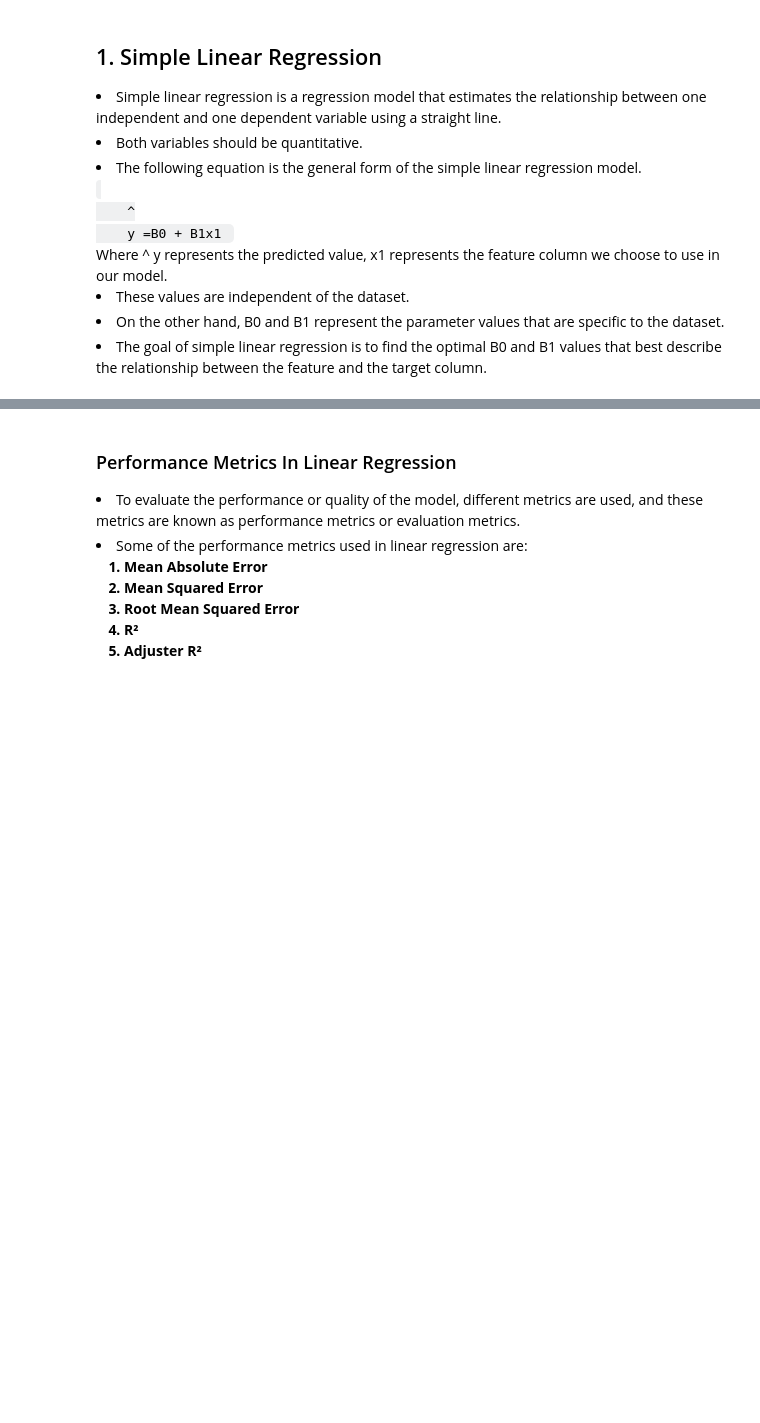
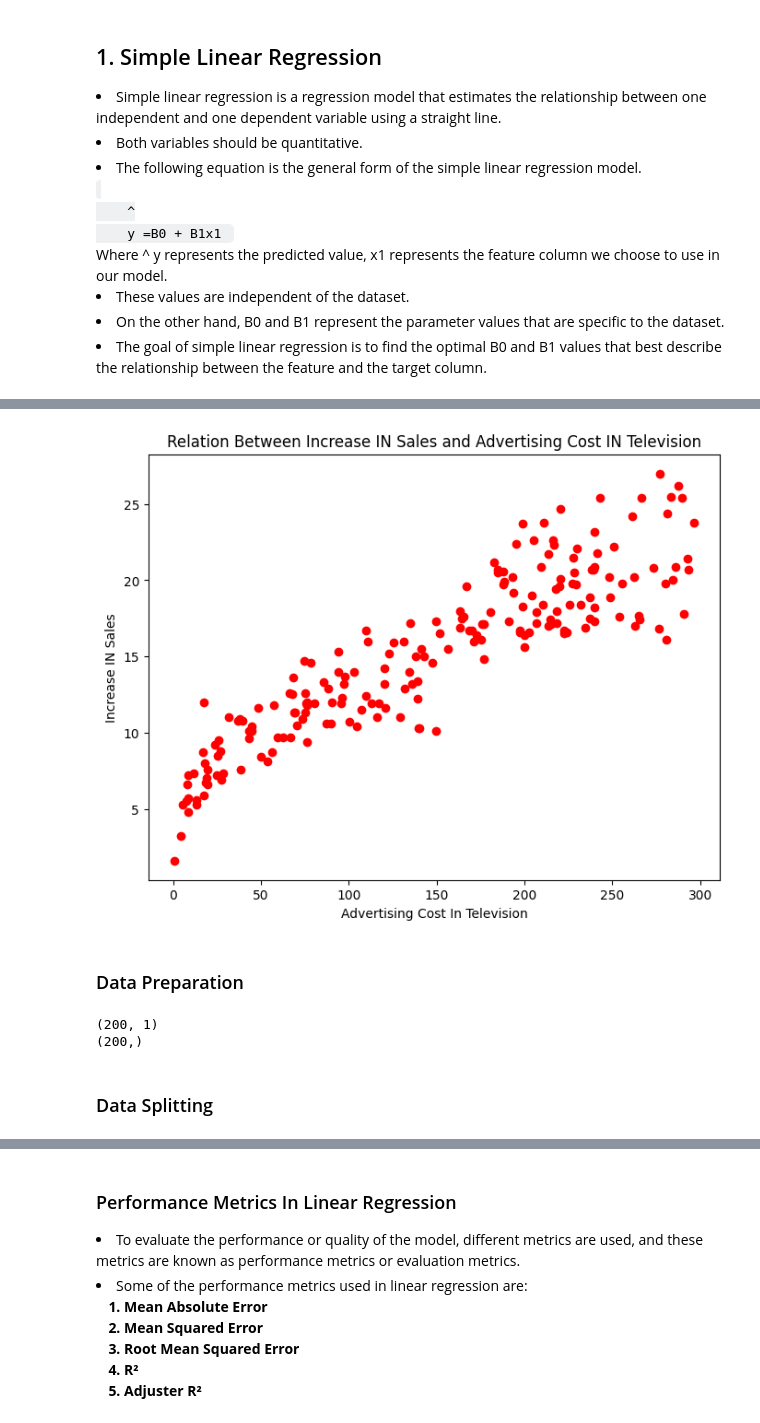
Before and after one commit to prabhat-123/Lumbini_DS_Class, a Jupyter notebook: Linear_Regression.ipynb, the cells around one changed output, grey strips where cells are left out. Saved outputs shown, nothing was run; the diff lists cells and outputs as text; code cells hidden in the pictures; blank space fills up the shorter version.

```diff
--- a/Linear_Regression.ipynb
+++ b/Linear_Regression.ipynb
@@ -39,3 +39,6 @@ import pandas as pd
 import seaborn as sns
 import matplotlib.pyplot as plt
 from sklearn.metrics import mean_squared_error, mean_absolute_error, r2_score
+# %%
+df = pd.read_csv('csv_data/advertising.csv')
+print(df.shape)
@@ -41,0 +64,11 @@ from sklearn.metrics import mean_squared_error, mean_absolute_error, r2_score
+# %%
+plt.figure(figsize=(8,6))
+plt.scatter(x=df['TV'], y=df['Sales'], color='red')
+plt.xlabel('Advertising Cost In Television')
+plt.ylabel('Increase IN Sales')
+plt.title('Relation Between Increase IN Sales and Advertising Cost IN Television')
+plt.show()
+# %% [output]
+[figure, added]
+# %% [markdown]
+### Data Preparation
@@ -41,0 +78,8 @@ from sklearn.metrics import mean_squared_error, mean_absolute_error, r2_score
+# %%
+print(ind_feature.shape)
+print(dep_feature.shape)
+# %% [output]
+(200, 1)
+(200,)
+# %% [markdown]
+### Data Splitting
```
Also changed, not shown: parts of 44 cells of this notebook.
